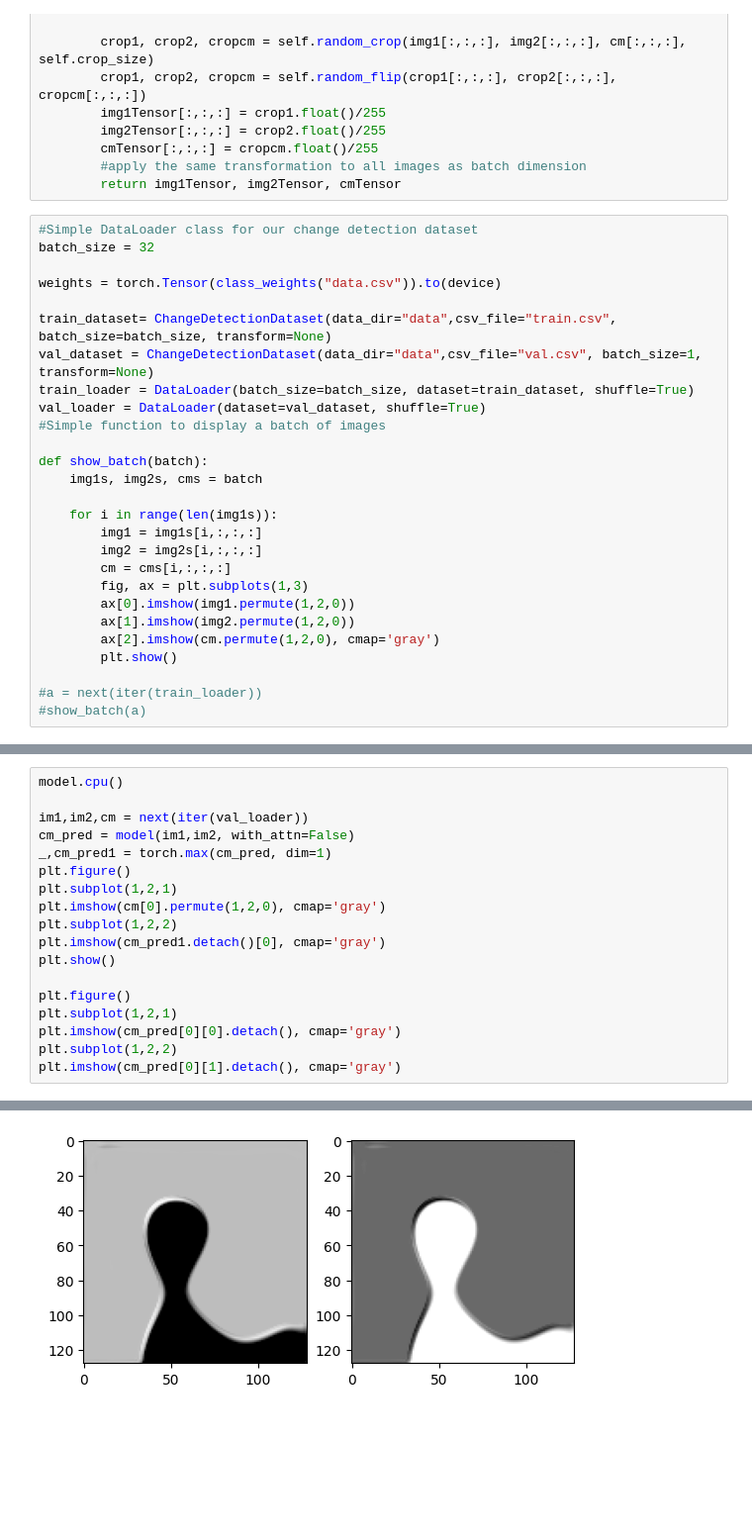
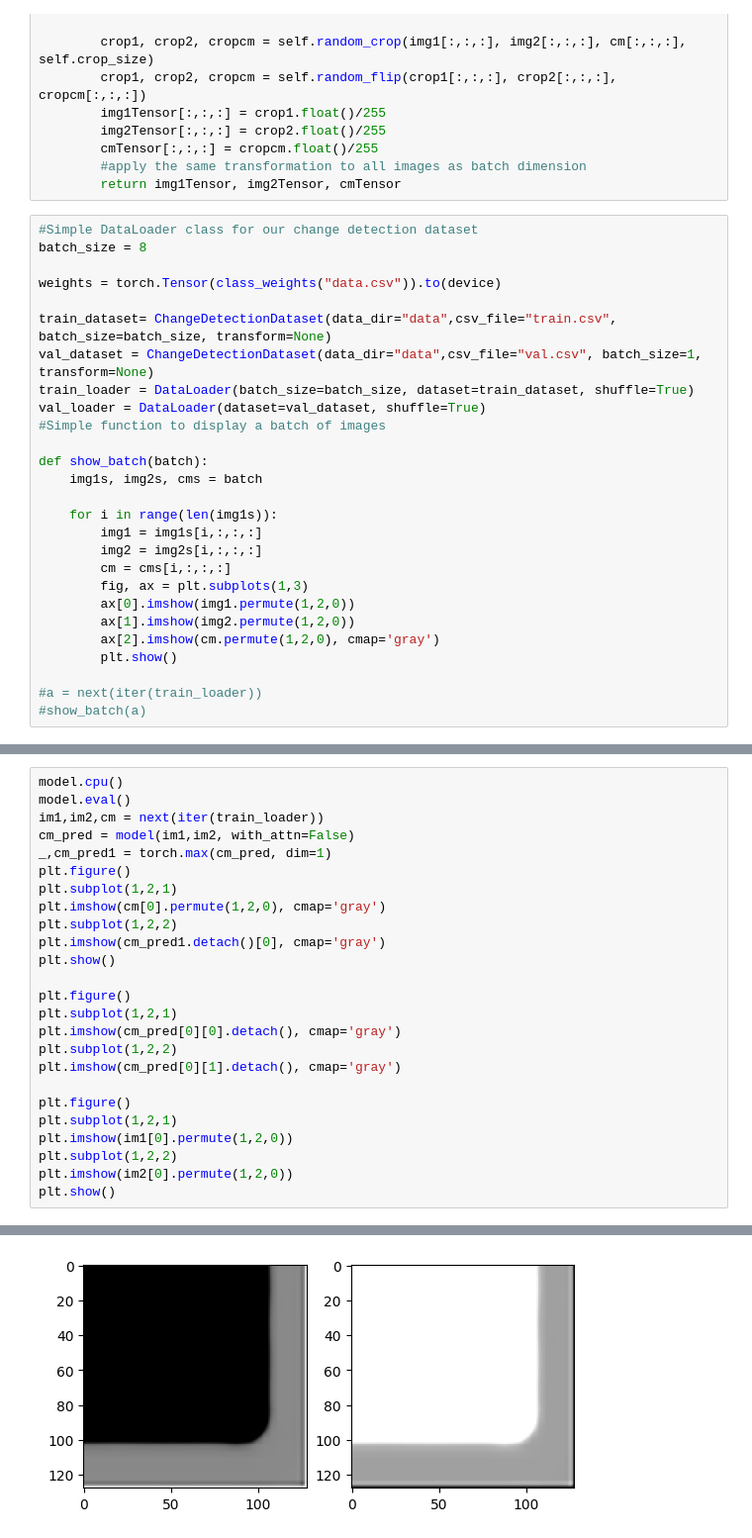
Before and after one commit to Etienne-bdt/Projet-App-Sup, a Jupyter notebook: Change_Detect.ipynb, the cells around one changed output, grey strips where cells are left out. Shown at 99% size. Drawn from its saved outputs; the diff is of its cells as text; blank space fills up the shorter version.

```diff
--- a/Change_Detect.ipynb
+++ b/Change_Detect.ipynb
@@ -70,7 +70,7 @@ class ChangeDetectionDataset(Dataset):
         return img1Tensor, img2Tensor, cmTensor
 # %%
 #Simple DataLoader class for our change detection dataset
-batch_size = 32
+batch_size = 8
 
 weights = torch.Tensor(class_weights("data.csv")).to(device)
 
@@ -141,7 +141,7 @@ Train 1: 0.4642261266708374 and Valid 1: 0.8025559186935425
 # %%
 model.cpu()
-
-im1,im2,cm = next(iter(val_loader))
+model.eval()
+im1,im2,cm = next(iter(train_loader))
 cm_pred = model(im1,im2, with_attn=False)
 _,cm_pred1 = torch.max(cm_pred, dim=1)
 plt.figure()
@@ -156,4 +156,11 @@ plt.subplot(1,2,1)
 plt.imshow(cm_pred[0][0].detach(), cmap='gray')
 plt.subplot(1,2,2)
 plt.imshow(cm_pred[0][1].detach(), cmap='gray')
+
+plt.figure()
+plt.subplot(1,2,1)
+plt.imshow(im1[0].permute(1,2,0))
+plt.subplot(1,2,2)
+plt.imshow(im2[0].permute(1,2,0))
+plt.show()
 # %% [output]
@@ -162 +168 @@ plt.imshow(cm_pred[0][1].detach(), cmap='gray')
-[figure, old version]
+[figure, new version]
```
Also changed, not shown: parts of 3 cells of this notebook, 2 other files.
